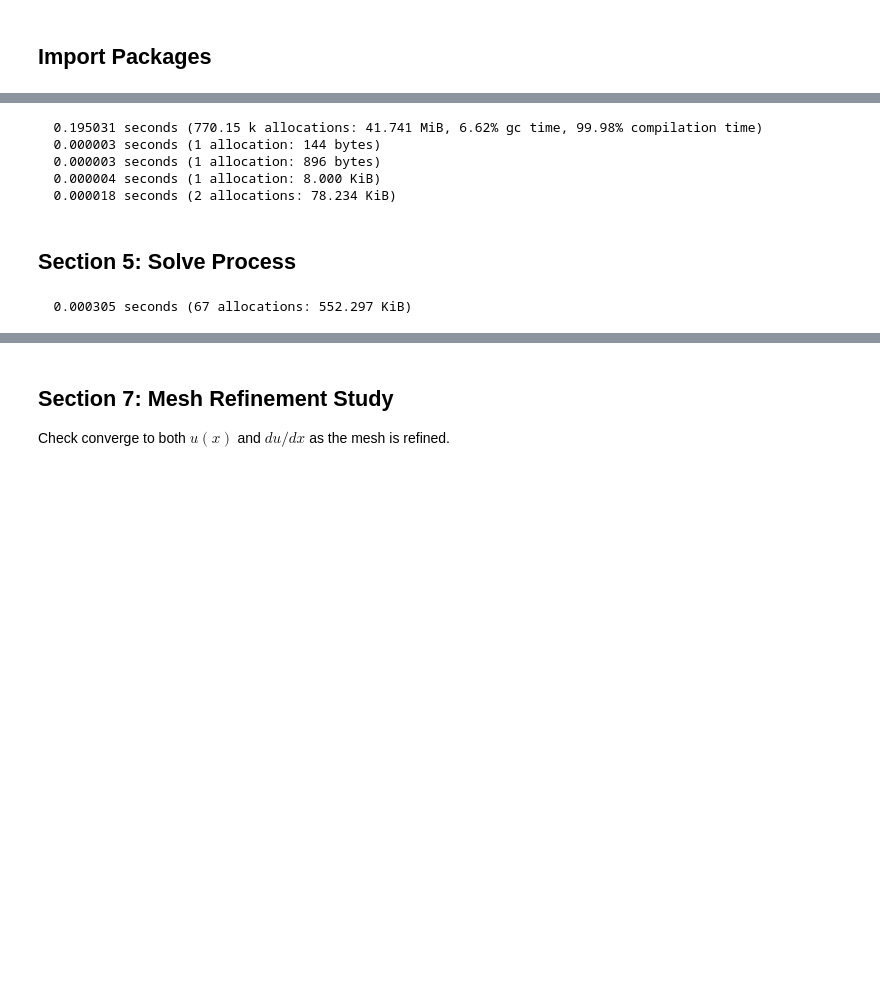
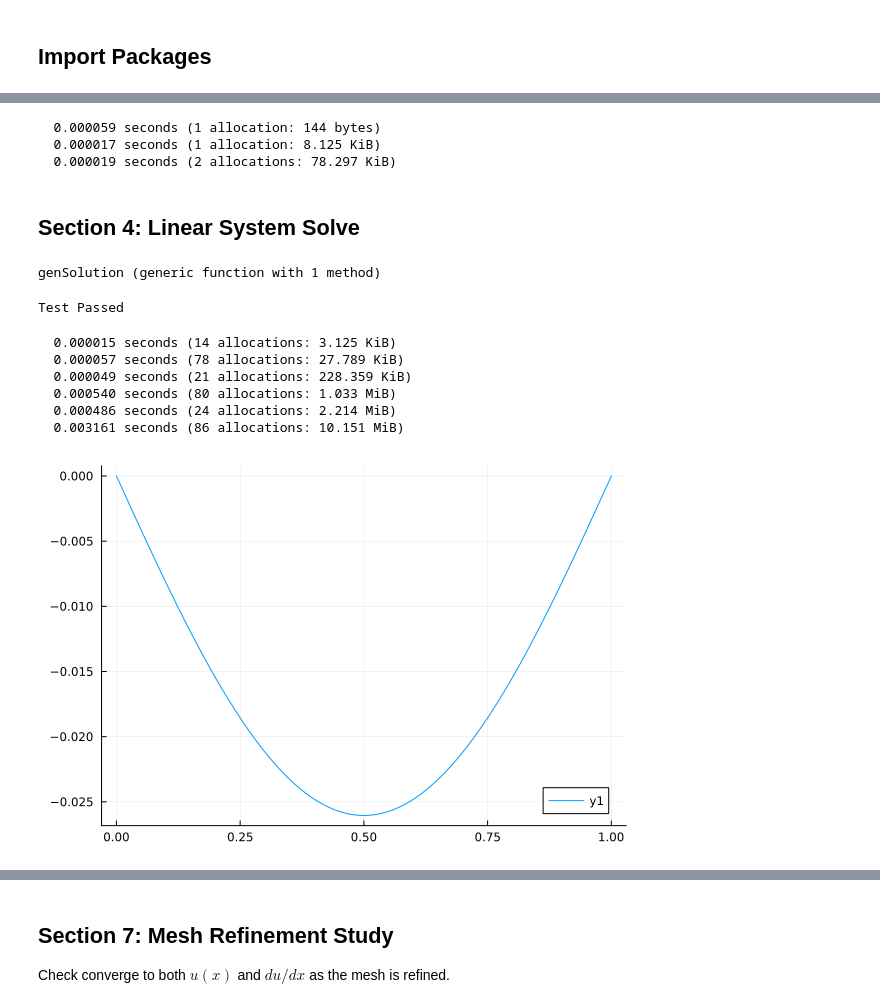
Before and after one commit to ziolai/finite_element_electrical_engineering, a Jupyter notebook: lab-sessions/4-lab-session.ipynb, the cells around one changed output, grey strips where cells are left out. Drawn from its saved outputs; the diff is of its cells as text; code cells hidden in the pictures; blank space fills up the shorter version.

```diff
--- a/lab-sessions/4-lab-session.ipynb
+++ b/lab-sessions/4-lab-session.ipynb
@@ -372,8 +215,6 @@ LoadError: UndefVarError: genMesh not defined
 # test function for number of allocations and CPU time
 # observe how the number of memory allocations only depends midly on the mesh size
 mesh = genMesh(10);    @time genStiffMat(mesh); # force function compilation
-mesh = genMesh(10);    @time genStiffMat(mesh);
-mesh = genMesh(100);   @time genStiffMat(mesh);
 mesh = genMesh(1000);  @time genStiffMat(mesh);
 mesh = genMesh(10000); @time genStiffMat(mesh);
 # %% [output]
@@ -411,4 +223,0 @@ genStiffMat2 (generic function with 1 method)
-# %%
-mesh = genMesh(10);
-A = genStiffMat2(mesh)
-#@code_warntype generateMatrix(mesh)
@@ -460,37 +270,57 @@ genVector (generic function with 1 method)
 #@code_warntype genVector(mesh, fsource)
 # %%
 # observe again how the number of memory allocations only depends midly on the mesh size
-mesh = genMesh(10);    @time f = genVector(mesh,fsource); # force function compilation
-mesh = genMesh(10);    @time f = genVector(mesh,fsource);
-mesh = genMesh(100);   @time f = genVector(mesh,fsource);
-mesh = genMesh(1000);  @time f = genVector(mesh,fsource);
-mesh = genMesh(10000); @time f = genVector(mesh,fsource);
+mesh = genMesh(10);    @time f = genVector(mesh,testfsource); # force function compilation
+mesh = genMesh(1000);  @time f = genVector(mesh,testfsource);
+mesh = genMesh(10000); @time f = genVector(mesh,testfsource);
 # %% [output]
-  0.195031 seconds (770.15 k allocations: 41.741 MiB, 6.62% gc time, 99.98% compilation time)
-  0.000003 seconds (1 allocation: 144 bytes)
-  0.000003 seconds (1 allocation: 896 bytes)
-  0.000004 seconds (1 allocation: 8.000 KiB)
-  0.000018 seconds (2 allocations: 78.234 KiB)
+  0.000059 seconds (1 allocation: 144 bytes)
+  0.000017 seconds (1 allocation: 8.125 KiB)
+  0.000019 seconds (2 allocations: 78.297 KiB)
 # %% [markdown]
-## Section 5: Solve Process
+## Section 4: Linear System Solve
+# %%
+"""
+    genSolution(A,f)
+
+Generates the finite element solution
+"""
+function genSolution(A,f)
+    #..handle essential boundary conditions
+    A[1,1] = 1.; A[1,2] = 0.; f[1] = 0.;
+    A[end,end] = 1.; A[end,end-1] = 0.; f[end] = 0.;
+    u = A\f
+    return u
+end
+# %% [output]
+genSolution (generic function with 1 method)
+# %%
+# test correctness
+@test genSolution(testA,testf) ≈ testu
+# %% [output]
+Test Passed
+# %%
+# observe again how the number of memory allocations only depends midly on the mesh size
+# observe how assembly is much faster than the solve
+mesh = genMesh(10);    @time A = genStiffMat(mesh); f = genVector(mesh,testfsource); @time u = genSolution(A,f);
+mesh = genMesh(1000);  @time A = genStiffMat(mesh); f = genVector(mesh,testfsource); @time u = genSolution(A,f);
+mesh = genMesh(10000); @time A = genStiffMat(mesh); f = genVector(mesh,testfsource); @time u = genSolution(A,f);
+# %% [output]
+  0.000015 seconds (14 allocations: 3.125 KiB)
+  0.000057 seconds (78 allocations: 27.789 KiB)
+  0.000049 seconds (21 allocations: 228.359 KiB)
+  0.000540 seconds (80 allocations: 1.033 MiB)
+  0.000486 seconds (24 allocations: 2.214 MiB)
+  0.003161 seconds (86 allocations: 10.151 MiB)
 # %%
-N = 500
-mesh = genMesh(N)
+fsource(x) = x*(x-1)
 
-A = genStiffMat(mesh) # force compilation
-f = genVector(mesh,fsource) # force compilation
+N = 500; mesh = genMesh(N); x = getNodes(mesh)
 
-function genSolution(A,f)
-    #..handle essential boundary conditions
-    A[1,1] = 1.; A[1,2] = 0.; f[1] = 0.;
-    A[end,end] = 1.; A[end,end-1] = 0.; f[end] = 0.;
-    u = A\f
-    return u
-end
+A = genStiffMat(mesh)
+f = genVector(mesh,fsource)
+u = genSolution(A,f)
 
-u = genSolution(A,f) # force compilation
-@time u = genSolution(A,f)
-
-plot(u)
+plot(x,u)
 # %% [output]
-  0.000305 seconds (67 allocations: 552.297 KiB)
+[figure, added]
```
Also changed, not shown: parts of 42 cells of this notebook.
